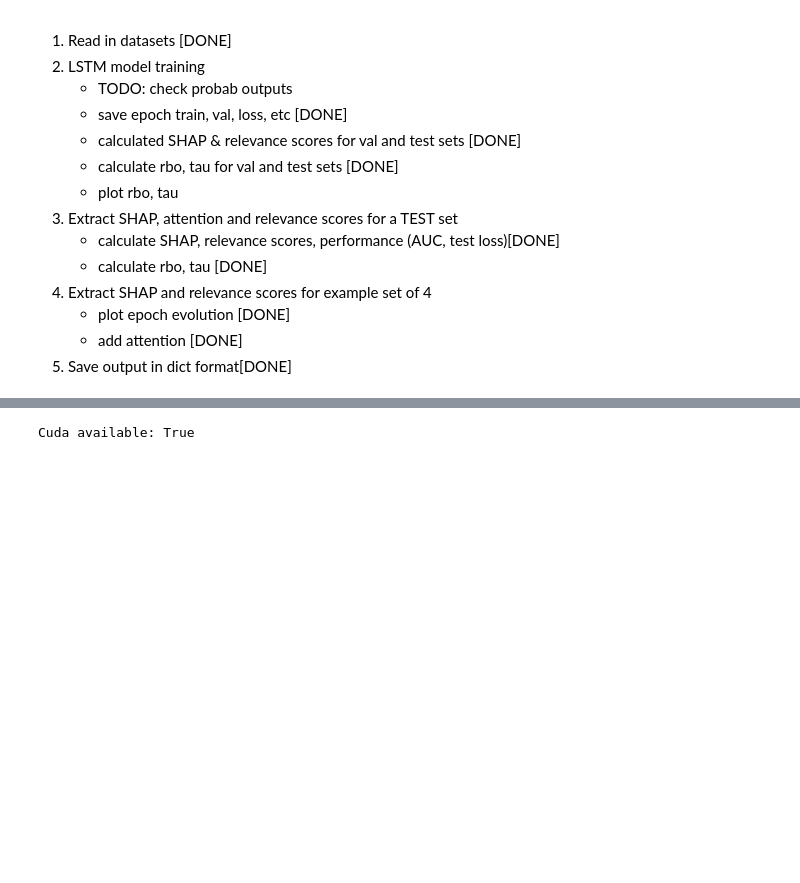
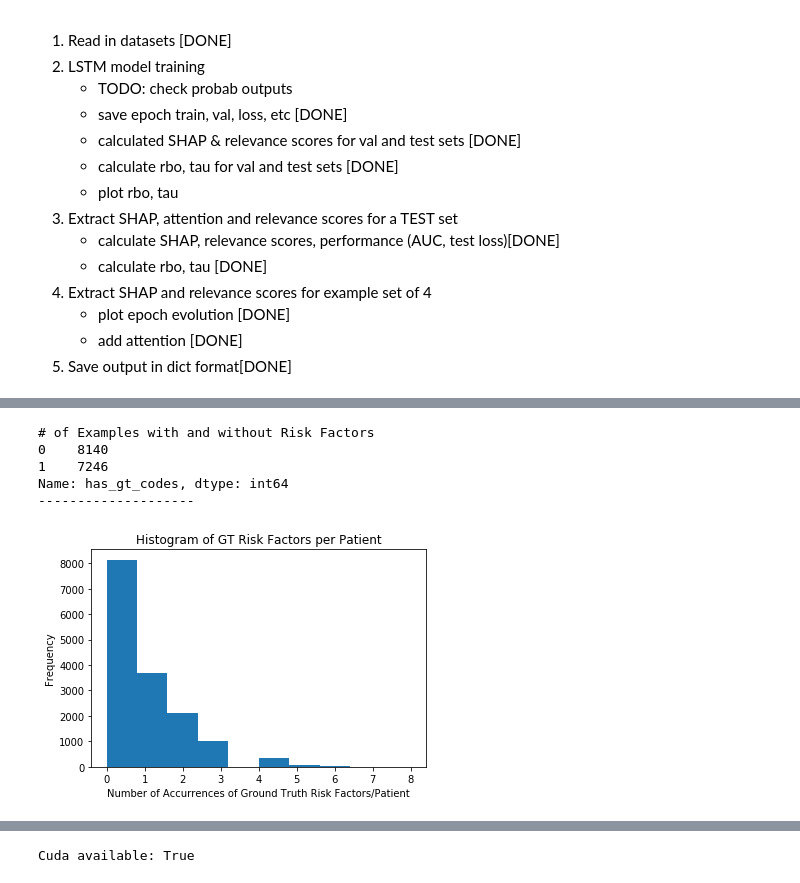
Before and after one commit to Weilin37/CMSAI_Research, a Jupyter notebook: model/toy_simple/AE_CDiff/lstm.ipynb, the cells around one changed output, grey strips where cells are left out. Cells and saved outputs as stored; diff of their text form; code cells hidden in the pictures; blank space fills up the shorter version.

Commit message:
Added code for CDiff data training

```diff
--- a/model/toy_simple/AE_CDiff/lstm.ipynb
+++ b/model/toy_simple/AE_CDiff/lstm.ipynb
@@ -1473,0 +257,4 @@ Directory Created: output/AE_CDiff/300/downsampled/lstm-att-lrp/train_results
+# %%
+df_train = pd.read_csv(OUT_TRAIN_DATA_PATH)
+print(df_train.shape)
+df_train.head()
@@ -1473,0 +270,15 @@ Directory Created: output/AE_CDiff/300/downsampled/lstm-att-lrp/train_results
+# %%
+print("# of Examples with and without Risk Factors")
+print(df_train.has_gt_codes.value_counts())
+print("-" * 20)
+df_train["num_gt_codes"].plot.hist(bins=10)
+plt.xlabel("Number of Accurrences of Ground Truth Risk Factors/Patient")
+plt.title("Histogram of GT Risk Factors per Patient")
+plt.show()
+# %% [output]
+# of Examples with and without Risk Factors
+0    8140
+1    7246
+Name: has_gt_codes, dtype: int64
+--------------------
+[figure, added]
```
Also changed, not shown: parts of 62 cells of this notebook, 7 other files.
